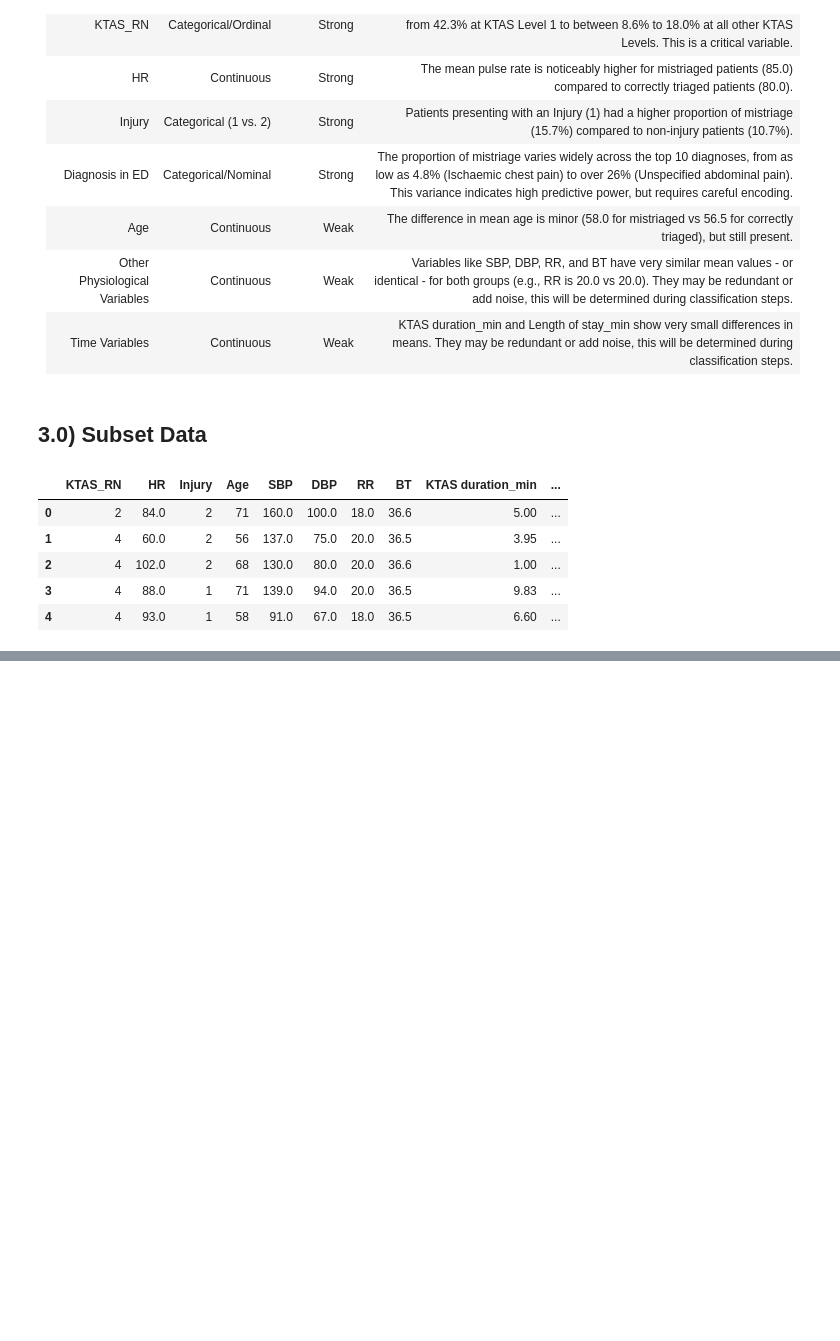
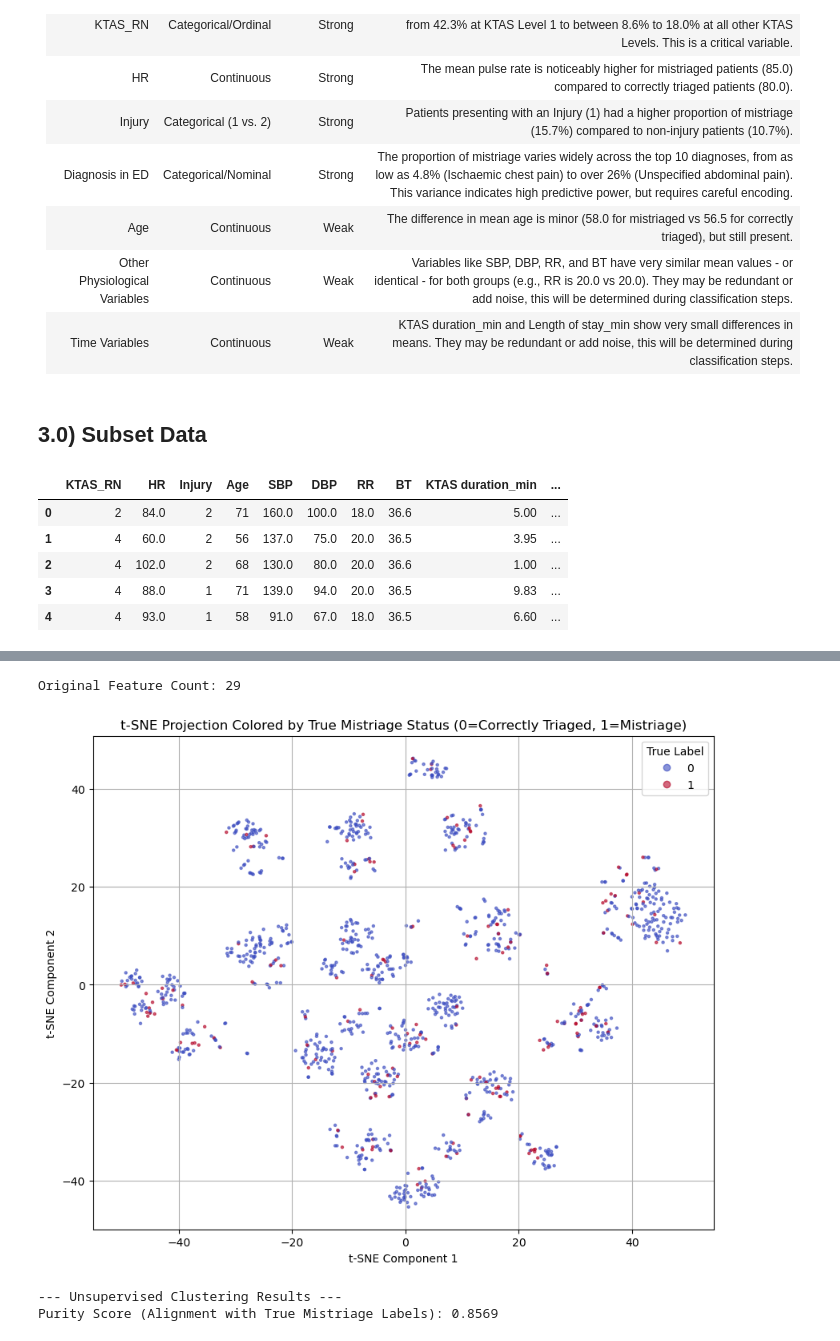
Before and after one commit to erincameron11/emergency-triage-status, a Jupyter notebook: 2_classification.ipynb, the cells around one changed output, grey strips where cells are left out. Drawn from its saved outputs; the diff is of its cells as text; code cells hidden in the pictures; blank space fills up the shorter version.

```diff
--- a/2_classification.ipynb
+++ b/2_classification.ipynb
@@ -93,0 +527,45 @@ Name: count, dtype: int64
+# %%
+# Scale all features because t-SNE is sensitive to feature scaling
+scaler = StandardScaler()
+X_scaled = scaler.fit_transform(X_full)
+# %%
+print(f"Original Feature Count: {X_scaled.shape[1]}")
+# %% [output]
+Original Feature Count: 29
+# %%
+# Initialize t-SNE with n_components=2 for 2D visualization
+tsne = TSNE(
+    n_components=2,
+    perplexity=30, # controls the balance between local and global data structure (typically between 5 to 50)
+    learning_rate='auto',
+    n_iter=1000,
+    random_state=123
+)
+# %%
+# Apply t-SNE to the scaled data
+X_tsne = tsne.fit_transform(X_scaled)
+X_tsne = pd.DataFrame(X_tsne, columns=['TSNE_1', 'TSNE_2'], index=Y_full.index)
+# %%
+# Merge the mistriage labels (true) with the projected data
+df_tsne = X_tsne.copy()
+df_tsne['mistriage'] = Y_full.values
+# %%
+# Plot the 2D t-SNE visualization colored by the true mistriage label
+plt.figure(figsize=(10, 8))
+scatter = plt.scatter(
+    df_tsne['TSNE_1'],
+    df_tsne['TSNE_2'],
+    c=df_tsne['mistriage'],
+    cmap='coolwarm',
+    alpha=0.6,
+    s=5
+)
+plt.title('t-SNE Projection Colored by True Mistriage Status (0=Correctly Triaged, 1=Mistriage)')
+plt.xlabel('t-SNE Component 1')
+plt.ylabel('t-SNE Component 2')
+plt.legend(*scatter.legend_elements(), title="True Label")
+plt.grid(True)
+plt.savefig('./results/t-SNE.png')
+plt.show()
+# %% [output]
+[figure, added]
@@ -93,0 +594,7 @@ Name: count, dtype: int64
+# %%
+# Display results
+print("\n--- Unsupervised Clustering Results ---")
+print(f"Purity Score (Alignment with True Mistriage Labels): {purity_score:.4f}")
+# %% [output]
+--- Unsupervised Clustering Results ---
+Purity Score (Alignment with True Mistriage Labels): 0.8569
```
Also changed, not shown: parts of 63 cells of this notebook, 5 other files.
